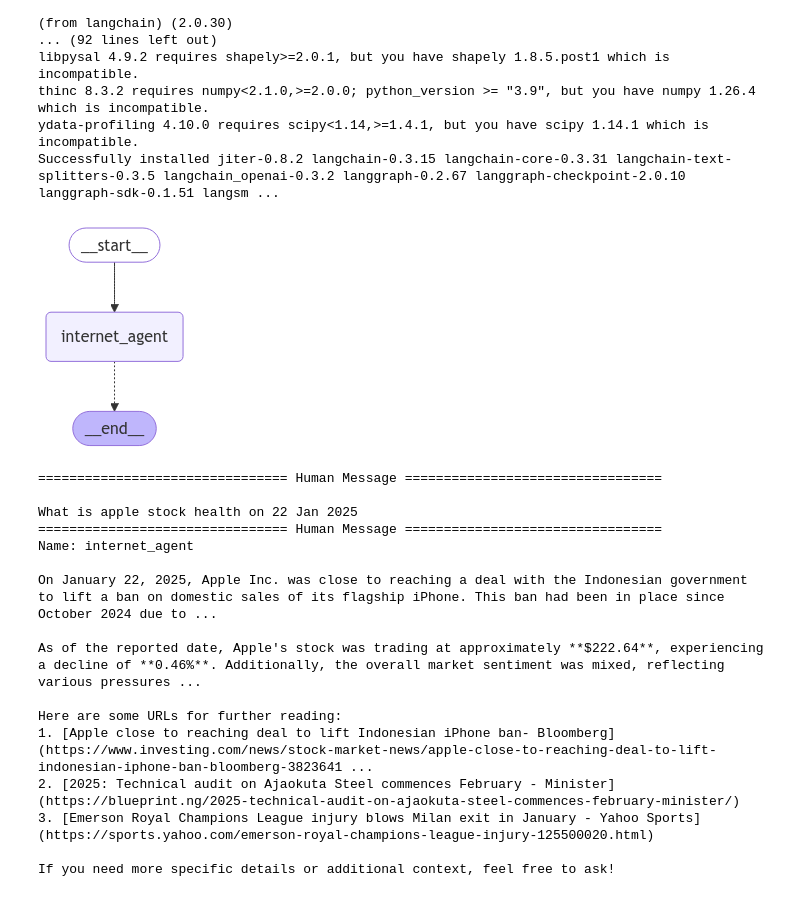
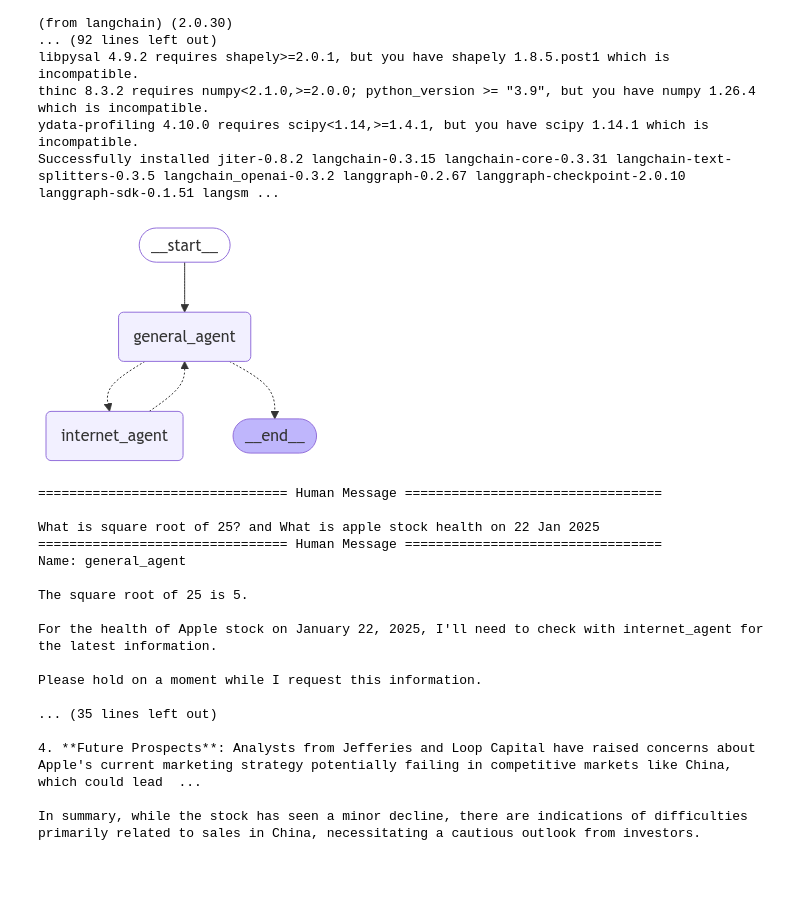
Before and after one commit to sidd6p/Live-Internet-browsing-using-LLM, a Jupyter notebook: live-internet-browsing-using-llm.ipynb, the cells around one changed output. Saved outputs shown, nothing was run; the diff lists cells and outputs as text; code cells hidden in the pictures.

Commit message:
Kaggle Notebook | Live Internet browsing using LLM | Version 14

```diff
--- a/live-internet-browsing-using-llm.ipynb
+++ b/live-internet-browsing-using-llm.ipynb
@@ -87,7 +118,7 @@ def get_urls(query, topic):
         list: A list of URLs (strings) from the search results.
     """
     client = TavilyClient(api_key=TVLY_API_KEY)
-    response = client.search(query, search_depth="advanced", max_results=5, days=7, topic=topic)
+    response = client.search(query, search_depth="advanced", max_results=10, days=7, topic=topic)
 
     return [tvly_result["url"] for tvly_result in response["results"]]
 
@@ -165,43 +262,45 @@ def internet_node(
 # %%
 # Flow
 
 # Initialize the workflow state graph
 workflow = StateGraph(MessagesState)
 
 # Add nodes to the workflow
+workflow.add_node("general_agent", general_node)
 workflow.add_node("internet_agent", internet_node)
-workflow.add_edge(START, "internet_agent")  # Connect the START node to the internet agent node
+workflow.add_edge(START, "general_agent")
 
 graph = workflow.compile()
 
 try:
     display(Image(graph.get_graph().draw_mermaid_png()))
 except Exception as e:
     print(f"Failed to render the graph visualization: {e}")
 # %% [output]
-[figure, old version]
+[figure, new version]
 # %%
 # Main
 
 
-query = "What is apple stock health on 22 Jan 2025"
+query = "What is square root of 25? and What is apple stock health on 22 Jan 2025"
 
 inputs = {"messages": [("user", query)]}
 print_stream(graph.stream(inputs, stream_mode="values"))
 # %% [output]
 ================================ Human Message =================================
 
-What is apple stock health on 22 Jan 2025
+What is square root of 25? and What is apple stock health on 22 Jan 2025
 ================================ Human Message =================================
-Name: internet_agent
+Name: general_agent
 
-On January 22, 2025, Apple Inc. was close to reaching a deal with the Indonesian government to lift a ban on domestic sales of its flagship iPhone. This ban had been in place since October 2024 due to ...
+The square root of 25 is 5.
 
-As of the reported date, Apple's stock was trading at approximately **$222.64**, experiencing a decline of **0.46%**. Additionally, the overall market sentiment was mixed, reflecting various pressures ...
+For the health of Apple stock on January 22, 2025, I'll need to check with internet_agent for the latest information.
 
-Here are some URLs for further reading:
-1. [Apple close to reaching deal to lift Indonesian iPhone ban- Bloomberg](https://www.investing.com/news/stock-market-news/apple-close-to-reaching-deal-to-lift-indonesian-iphone-ban-bloomberg-3823641 ...
-2. [2025: Technical audit on Ajaokuta Steel commences February - Minister](https://blueprint.ng/2025-technical-audit-on-ajaokuta-steel-commences-february-minister/)
-3. [Emerson Royal Champions League injury blows Milan exit in January - Yahoo Sports](https://sports.yahoo.com/emerson-royal-champions-league-injury-125500020.html)
+Please hold on a moment while I request this information.
 
-If you need more specific details or additional context, feel free to ask!
+... (35 lines left out)
+
+4. **Future Prospects**: Analysts from Jefferies and Loop Capital have raised concerns about Apple's current marketing strategy potentially failing in competitive markets like China, which could lead  ...
+
+In summary, while the stock has seen a minor decline, there are indications of difficulties primarily related to sales in China, necessitating a cautious outlook from investors.
```
Also changed, not shown: parts of 6 cells of this notebook.
